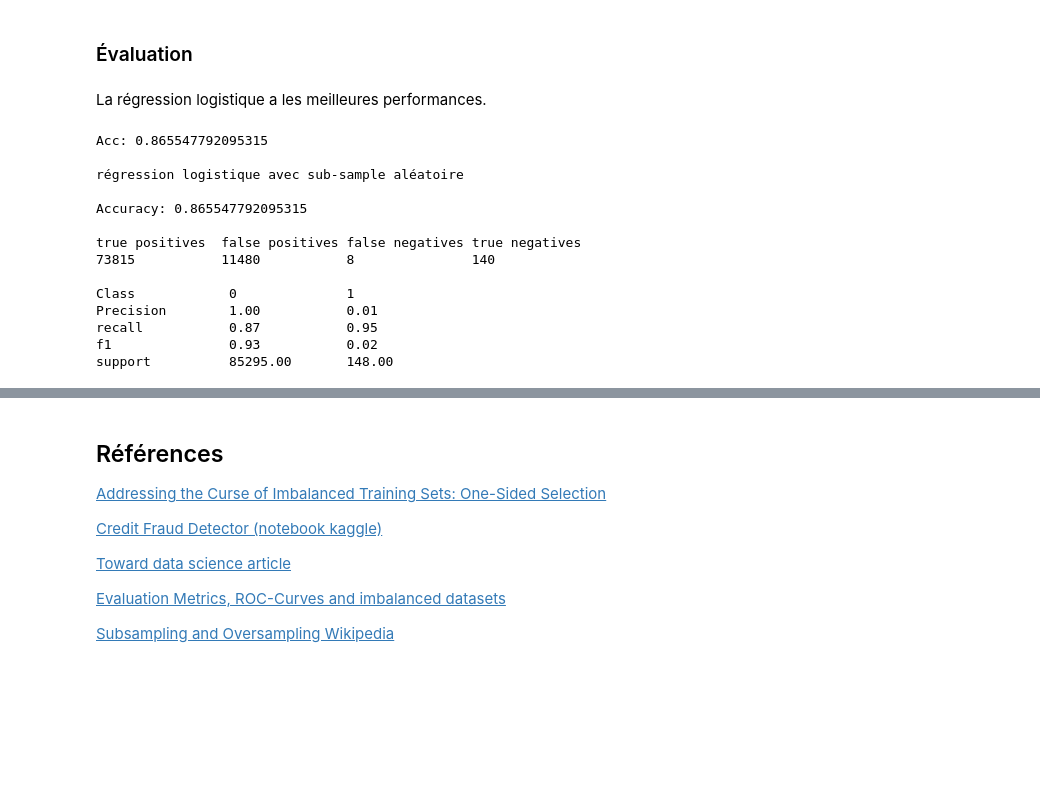
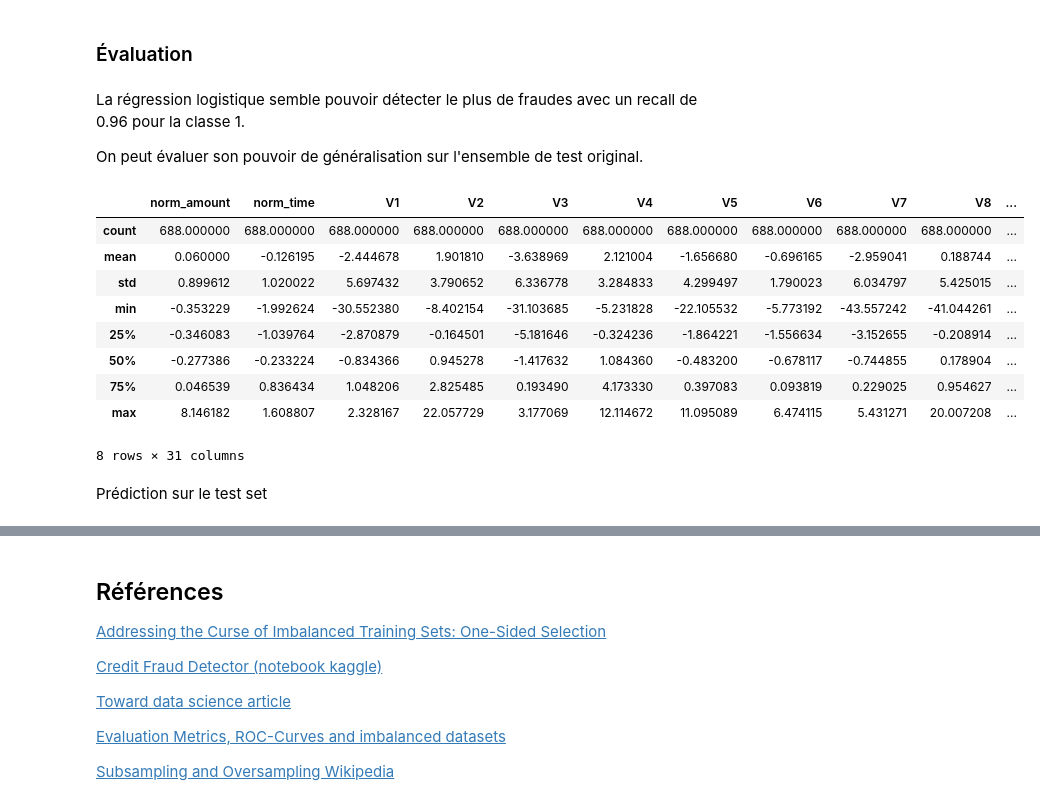
Before and after one commit to PascalJD/FraudDetection, a Jupyter notebook: Détection de fraude.ipynb, the cells around one changed output, grey strips where cells are left out. Cells and saved outputs as stored; diff of their text form; code cells hidden in the pictures; blank space fills up the shorter version.

```diff
--- a/Détection de fraude.ipynb
+++ b/Détection de fraude.ipynb
@@ -173,13 +194,22 @@ Comme les cas de fraudes sont sous-représentés, on voudrait s'assurer que les
 # %%
+df.sample(random_state=0)
 
 inputs, outputs = df.drop('Class', axis=1), df['Class']
 
-# If stratify not None, data is split in a stratified fashion, using this as the class labels.
+# If stratify not None, data is split in a stratified fashion, using this as the class labels
 X_train, X_test, y_train, y_test = train_test_split(inputs, outputs, test_size=0.3, random_state=0, stratify=outputs)
 
 # Verify if distributions are the same
 print('Ratio de fraudes (Train):', y_train.value_counts()[1]/y_train.shape[0] * 100)
 print('Ratio de fraudes (Test):', y_test.value_counts()[1]/y_test.shape[0] * 100)
+
+# Create a new dataframe for training set
+train_df = X_train.copy()
+train_df['Class'] = y_train
+train_df.sample(random_state=0)
+
+X_train, y_train = X_train.values, y_train.values
+X_test, y_test = X_test.values, y_test.values
 # %% [output]
 Ratio de fraudes (Train): 0.17254870488152324
 Ratio de fraudes (Test): 0.17321489179921118
@@ -359,25 +472,35 @@ Meilleur résultat (moyenne des résultats de validation croisée): 0.9056062029
 # %% [markdown]
 ### Évaluation
-# %% [markdown]
-La régression logistique a les meilleures performances.
-# %%
-# Predict on test set
-predictions_us = log_reg_us_best.predict(X_test)
-print('Acc:', log_reg_us_best.score(X_test, y_test), '\n')
-
-print_metrics(y_test, predictions_us, "régression logistique avec sub-sample aléatoire")
-# %% [output]
-Acc: 0.865547792095315
-
-régression logistique avec sub-sample aléatoire
-
-Accuracy: 0.865547792095315
-
-true positives  false positives false negatives true negatives
-73815           11480           8               140
-
-Class            0              1
-Precision        1.00           0.01
-recall           0.87           0.95
-f1               0.93           0.02
-support          85295.00       148.00
+# %% [markdown]
+La régression logistique semble pouvoir détecter le plus de fraudes avec un recall de 0.96 pour la classe 1.
+
+On peut évaluer son pouvoir de généralisation sur l'ensemble de test original.
+# %%
+# New under-sampled df to retrain with more data
+
+# Select a random sample of non-fraud exemples
+fraud_df = train_df[train_df['Class']==1]
+non_fraud_df = train_df[train_df['Class']==0]
+rdm_non_fraud_df = non_fraud_df.sample(n=fraud_df.shape[0], random_state=0)
+
+# New balanced df
+under_sample_df = pd.concat([fraud_df, rdm_non_fraud_df])
+under_sample_df = under_sample_df.sample(frac=1, random_state=0)
+
+# Split random undersample (rus) data
+X_train_rus, y_train_rus = under_sample_df.drop('Class', axis=1), under_sample_df['Class']
+
+under_sample_df.describe()
+# %% [output]
+|  | norm_amount | norm_time | V1 | V2 | V3 | V4 | V5 | V6 | V7 | V8 | ... |
+| count | 688.000000 | 688.000000 | 688.000000 | 688.000000 | 688.000000 | 688.000000 | 688.000000 | 688.000000 | 688.000000 | 688.000000 | ... |
+| mean | 0.060000 | -0.126195 | -2.444678 | 1.901810 | -3.638969 | 2.121004 | -1.656680 | -0.696165 | -2.959041 | 0.188744 | ... |
+| std | 0.899612 | 1.020022 | 5.697432 | 3.790652 | 6.336778 | 3.284833 | 4.299497 | 1.790023 | 6.034797 | 5.425015 | ... |
+| min | -0.353229 | -1.992624 | -30.552380 | -8.402154 | -31.103685 | -5.231828 | -22.105532 | -5.773192 | -43.557242 | -41.044261 | ... |
+| 25% | -0.346083 | -1.039764 | -2.870879 | -0.164501 | -5.181646 | -0.324236 | -1.864221 | -1.556634 | -3.152655 | -0.208914 | ... |
+| 50% | -0.277386 | -0.233224 | -0.834366 | 0.945278 | -1.417632 | 1.084360 | -0.483200 | -0.678117 | -0.744855 | 0.178904 | ... |
+| 75% | 0.046539 | 0.836434 | 1.048206 | 2.825485 | 0.193490 | 4.173330 | 0.397083 | 0.093819 | 0.229025 | 0.954627 | ... |
+| max | 8.146182 | 1.608807 | 2.328167 | 22.057729 | 3.177069 | 12.114672 | 11.095089 | 6.474115 | 5.431271 | 20.007208 | ... |
+8 rows × 31 columns
+# %% [markdown]
+Prédiction sur le test set
```
Also changed, not shown: parts of 46 cells of this notebook, 1 other file.
